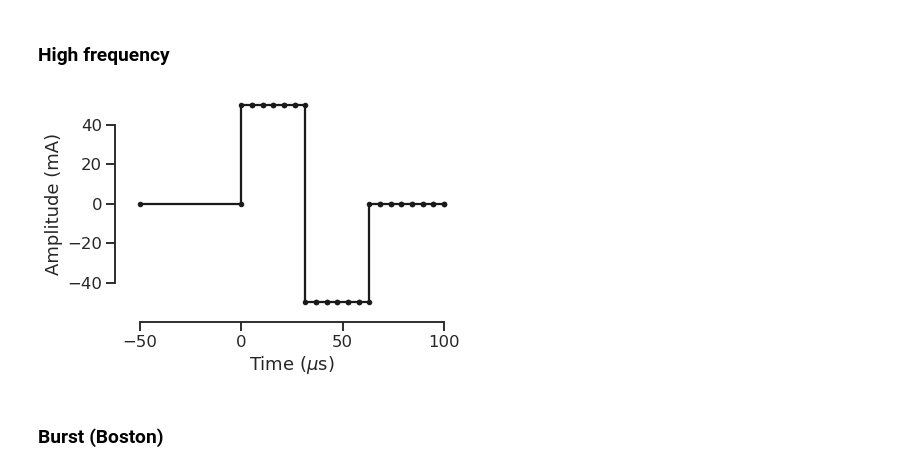
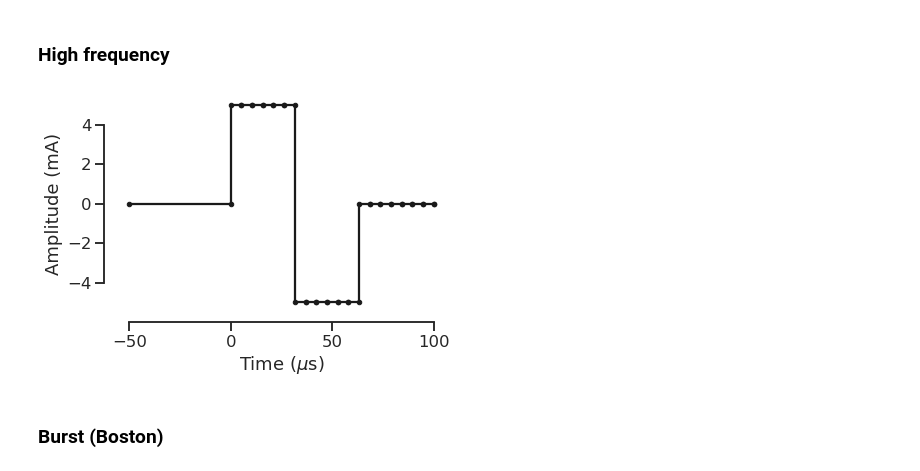
Before and after one commit to conorkeogh/wavewriter, a Jupyter notebook: nbs/04_examples.ipynb, the cells around one changed output. Cells and saved outputs as stored; diff of their text form; code cells hidden in the pictures.

```diff
--- a/nbs/04_examples.ipynb
+++ b/nbs/04_examples.ipynb
@@ -160,15 +172,15 @@ device.stop()
 # %%
 # Generate high frequency tonic stimulation
 v, t = generate_tonic(
-    50, # mA
+    5, # mA
     10000, # Hz
     30, # us
     biphasic=True
 )
 
 plot_waveforms(t, v)
 # %% [output]
-[figure, old version]
+[figure, new version]
 # %%
 # Send to device
 v_, t_ = convert_waveform(v, t)
```
Also changed, not shown: parts of 21 cells of this notebook, 4 other files.
